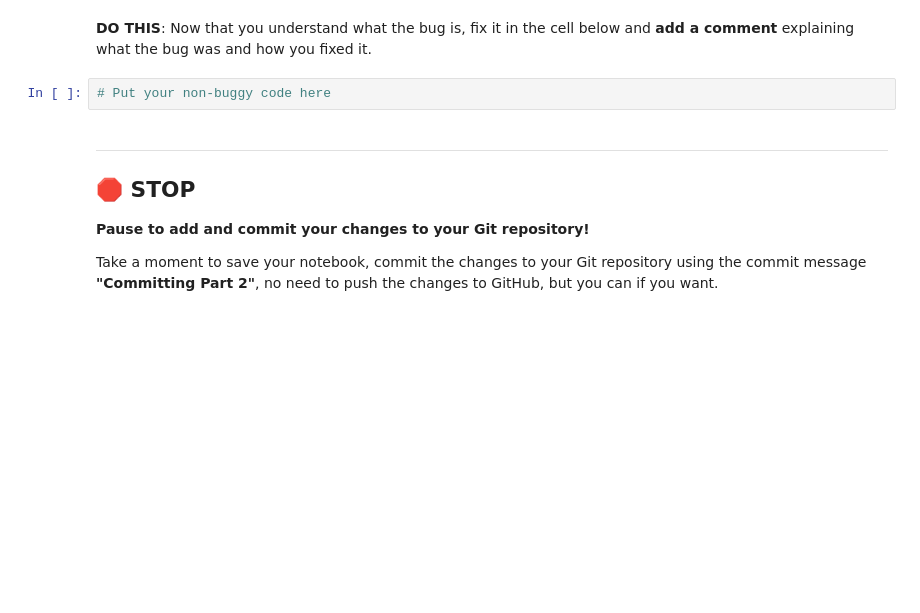
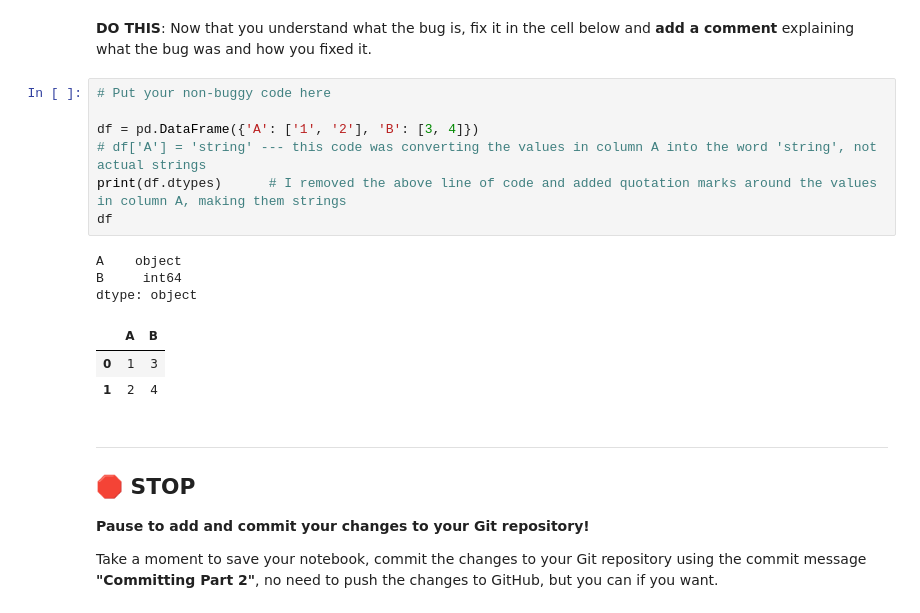
Before and after one commit to haileykuplerski/cmse202-s24-turnin, a Jupyter notebook: hw-01/HW-01_GitPracticeDebuggingPythonPackagesAndClasses-Hailey Kuplerski.ipynb, the cells around one changed output. Saved outputs shown, nothing was run; the diff lists cells and outputs as text; blank space fills up the shorter version.

```diff
--- a/hw-01/HW-01_GitPracticeDebuggingPythonPackagesAndClasses-Hailey Kuplerski.ipynb
+++ b/hw-01/HW-01_GitPracticeDebuggingPythonPackagesAndClasses-Hailey Kuplerski.ipynb
@@ -284,7 +352,19 @@ If you need to write any code to explore the nature of the bug, please do so in
 # %% [markdown]
 **DO THIS**: Now that you understand what the bug is, fix it in the cell below and **add a comment** explaining what the bug was and how you fixed it.
-# %%
-# Put your non-buggy code here
+# %%
+# Put your non-buggy code here
+
+df = pd.DataFrame({'A': ['1', '2'], 'B': [3, 4]})
+# df['A'] = 'string' --- this code was converting the values in column A into the word 'string', not actual strings
+print(df.dtypes)      # I removed the above line of code and added quotation marks around the values in column A, making them strings
+df
+# %% [output]
+A    object
+B     int64
+dtype: object
+|  | A | B |
+| 0 | 1 | 3 |
+| 1 | 2 | 4 |
 # %% [markdown]
 ---
 ## &#128721; STOP
```
Also changed, not shown: parts of 12 cells of this notebook.
